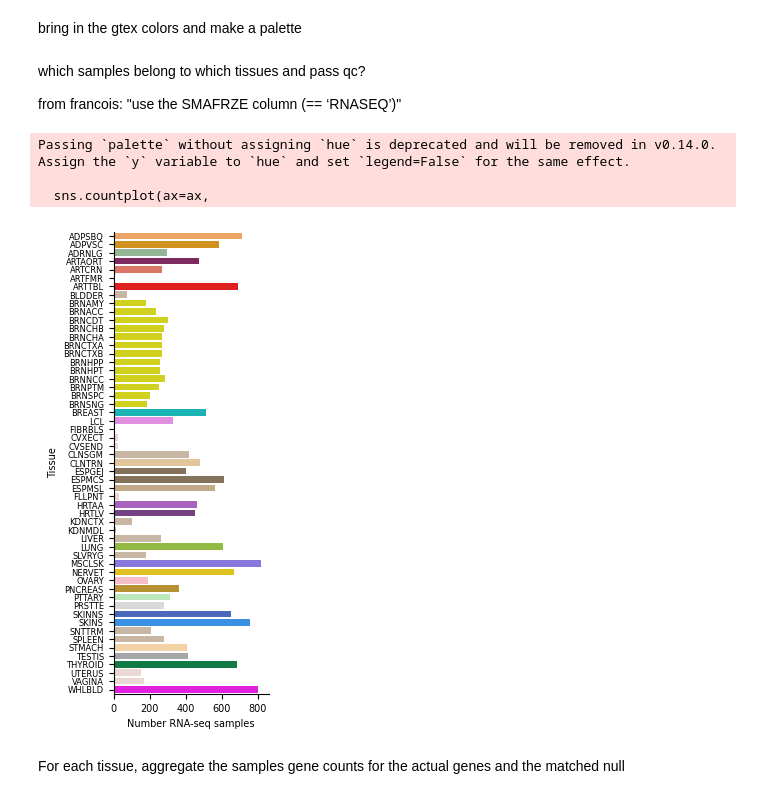
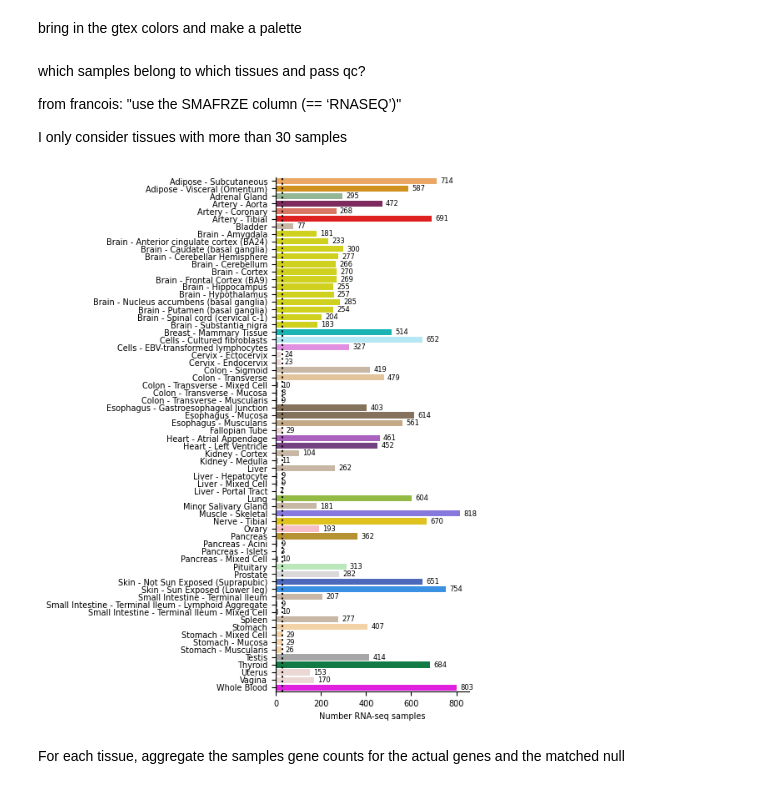
Before and after one commit to danielnachun/gtex-gencode47, a Jupyter notebook: notebooks/quantify_matched_nongenic_null.ipynb, the cells around one changed output. Cells and saved outputs as stored; diff of their text form; code cells hidden in the pictures.

```diff
--- a/notebooks/quantify_matched_nongenic_null.ipynb
+++ b/notebooks/quantify_matched_nongenic_null.ipynb
@@ -41,32 +55,45 @@ tissue_color_palette = sns.color_palette(tissue_color_df['tissue_color_hex'])
 which samples belong to which tissues and pass qc?
 
 from francois: "use the SMAFRZE column (== ‘RNASEQ’)"
+
+I only consider tissues with more than 30 samples
 # %%
 # load in tissue-sample matching
 sample_meta = pd.read_csv('/home/klawren/oak/gtex/data/other_references/v10/GTEx_Analysis_v10_Annotations_SampleAttributesDS.txt', sep='\t')
 passed_samples = sample_meta[sample_meta['SMAFRZE']=='RNASEQ']
 tissue_sample_lists = passed_samples.groupby('SMTSD').agg({'SAMPID':'unique'})
+# %%
+# only consider tissues with more than this number of samples
+tissue_cutoff = 30
 # %%
+num_samples = pd.DataFrame(passed_samples.groupby('SMTSD').size()).rename(columns={0:'num_samples'})
+num_samples = pd.merge(num_samples.reset_index(), tissue_color_df, right_on='tissue_name', left_on='SMTSD', how='left')
+num_samples['tissue_color_hex'] = num_samples['tissue_color_hex'].fillna('#808080')
+
+
 # plot the number of samples in each tissue
-fig, ax = plt.subplots(figsize=(2,6))
+fig, ax = plt.subplots(figsize=(3,8))
 
-sns.countplot(ax=ax,
-              data=passed_samples,
+sns.barplot(ax=ax,
+              data=num_samples,
+              x='num_samples',
+              hue='SMTSD',
               y='SMTSD',
-              order=tissue_color_df['tissue_name'],
-              palette=tissue_color_palette)
+              palette=sns.color_palette(num_samples['tissue_color_hex']),
+              order=num_samples['SMTSD'],
+              legend=False)
 
-ax.set_ylabel('Tissue')
+for container in ax.containers:
+    ax.bar_label(container, fontsize=6, padding=3)
+
 ax.set_xlabel('Number RNA-seq samples')
-ax.set_yticklabels(tissue_color_df['tissue_abbrv'], fontsize=6)
+ax.set_ylabel('')
+ax.axvline(tissue_cutoff, color='k', ls=':')
 
 ax.spines[['top', 'right']].set_visible(False)
 plt.show()
 # %% [output]
-Passing `palette` without assigning `hue` is deprecated and will be removed in v0.14.0. Assign the `y` variable to `hue` and set `legend=False` for the same effect.
-
-  sns.countplot(ax=ax,
-[figure, old version]
+[figure, new version]
 # %% [markdown]
 For each tissue, aggregate the samples gene counts for the actual genes and the matched null
 # %%
```
Also changed, not shown: parts of 28 cells of this notebook, 26 other files.
